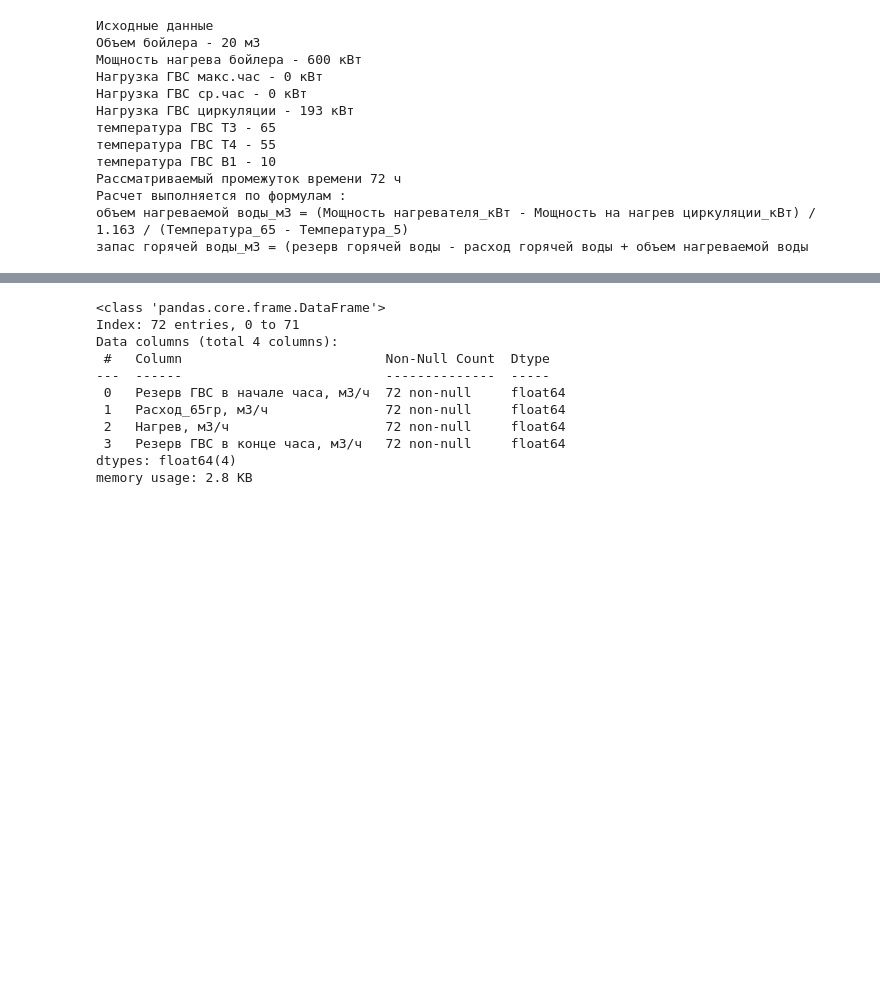
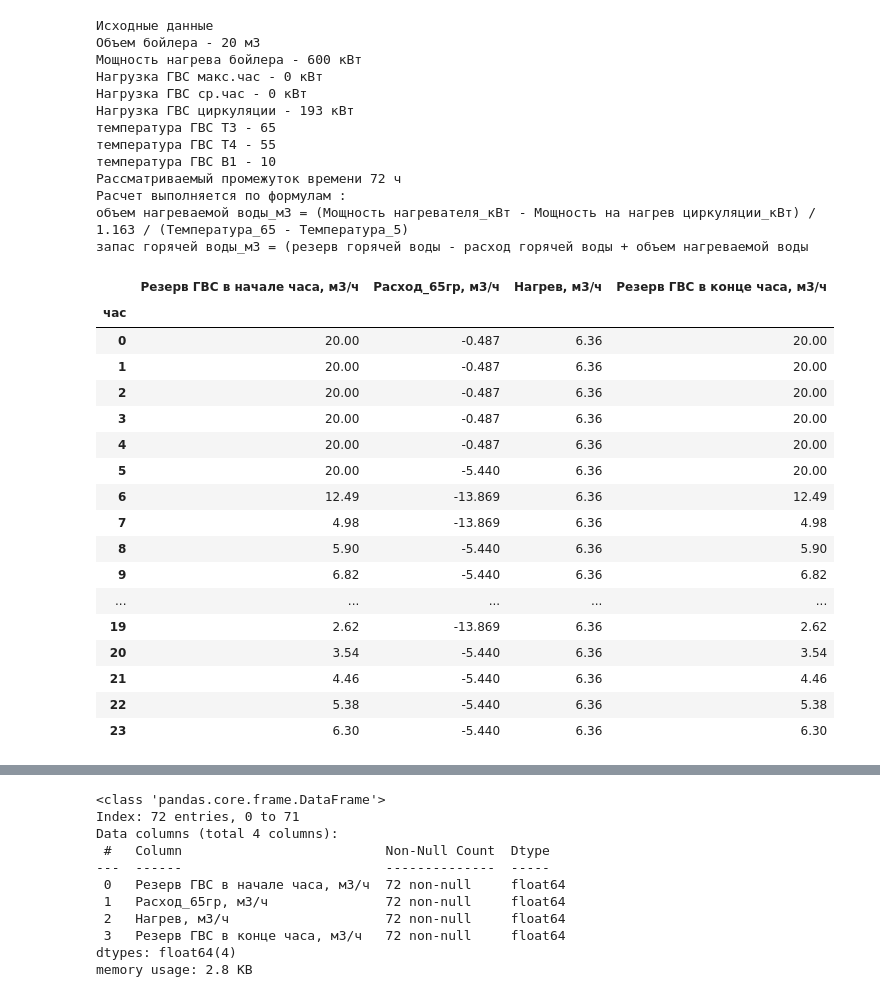
Before and after one commit to flairmix/Boiler_hot_water_calculation_app, a Jupyter notebook: manual_testing.ipynb, the cells around one changed output, grey strips where cells are left out. Drawn from its saved outputs; the diff is of its cells as text; code cells hidden in the pictures; blank space fills up the shorter version.

```diff
--- a/manual_testing.ipynb
+++ b/manual_testing.ipynb
@@ -47,0 +63,21 @@ boiler_1.create_df()
+# %%
+boiler_1.data.head(24)
+# %% [output]
+|  | Резерв ГВС в начале часа, м3/ч | Расход_65гр, м3/ч | Нагрев, м3/ч | Резерв ГВС в конце часа, м3/ч |
+| час |  |  |  |  |
+| 0 | 20.00 | -0.487 | 6.36 | 20.00 |
+| 1 | 20.00 | -0.487 | 6.36 | 20.00 |
+| 2 | 20.00 | -0.487 | 6.36 | 20.00 |
+| 3 | 20.00 | -0.487 | 6.36 | 20.00 |
+| 4 | 20.00 | -0.487 | 6.36 | 20.00 |
+| 5 | 20.00 | -5.440 | 6.36 | 20.00 |
+| 6 | 12.49 | -13.869 | 6.36 | 12.49 |
+| 7 | 4.98 | -13.869 | 6.36 | 4.98 |
+| 8 | 5.90 | -5.440 | 6.36 | 5.90 |
+| 9 | 6.82 | -5.440 | 6.36 | 6.82 |
+| ... | ... | ... | ... | ... |
+| 19 | 2.62 | -13.869 | 6.36 | 2.62 |
+| 20 | 3.54 | -5.440 | 6.36 | 3.54 |
+| 21 | 4.46 | -5.440 | 6.36 | 4.46 |
+| 22 | 5.38 | -5.440 | 6.36 | 5.38 |
+| 23 | 6.30 | -5.440 | 6.36 | 6.30 |
```
Also changed, not shown: parts of 8 cells of this notebook, 1 other file.
